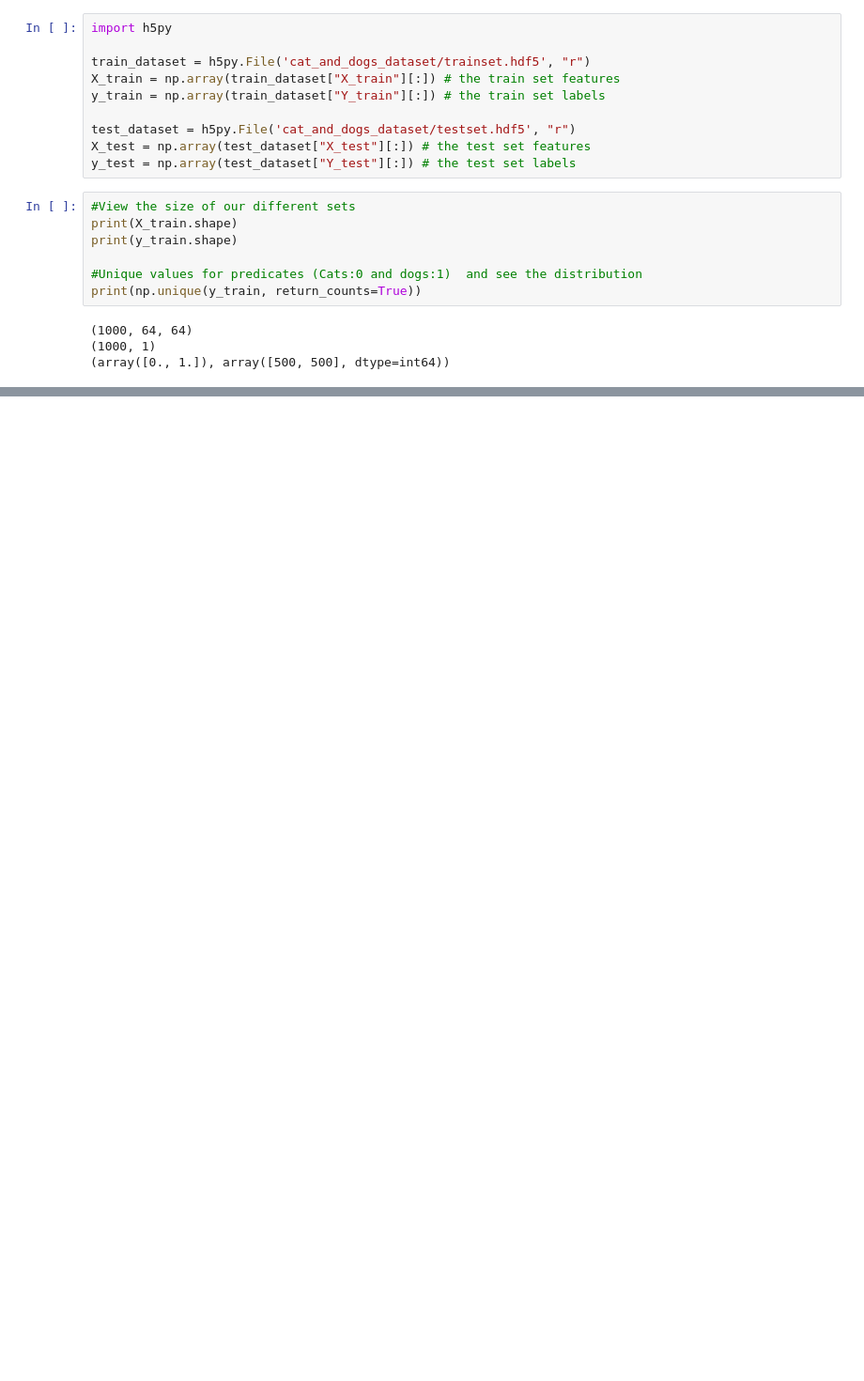
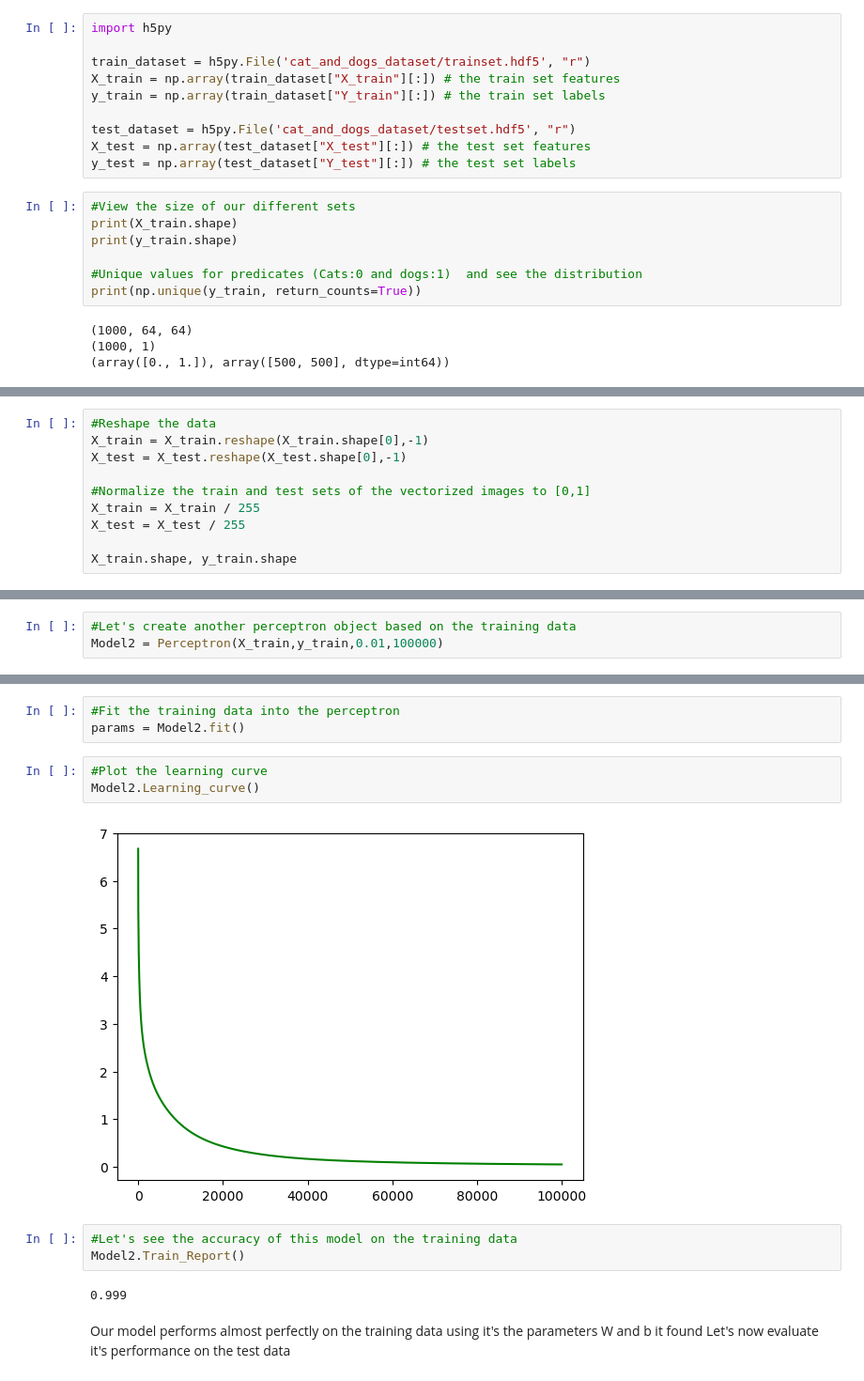
Before and after one commit to GwadeSteve/Deep-Learning-from-Scratch, a Jupyter notebook: Deep Learning.ipynb, the cells around one changed output, grey strips where cells are left out. Shown at 94% size. Saved outputs shown, nothing was run; the diff lists cells and outputs as text; blank space fills up the shorter version.

```diff
--- a/Deep Learning.ipynb
+++ b/Deep Learning.ipynb
@@ -429,0 +442,10 @@ plt.show()
+# %%
+#Reshape the data
+X_train = X_train.reshape(X_train.shape[0],-1)
+X_test = X_test.reshape(X_test.shape[0],-1)
+
+#Normalize the train and test sets of the vectorized images to [0,1]
+X_train = X_train / 255
+X_test = X_test / 255
+
+X_train.shape, y_train.shape
@@ -429,0 +454,3 @@ plt.show()
+# %%
+#Let's create another perceptron object based on the training data
+Model2 = Perceptron(X_train,y_train,0.01,100000)
@@ -429,0 +480,16 @@ plt.show()
+# %%
+#Fit the training data into the perceptron
+params = Model2.fit()
+# %%
+#Plot the learning curve
+Model2.Learning_curve()
+# %% [output]
+[figure, added]
+# %%
+#Let's see the accuracy of this model on the training data
+Model2.Train_Report()
+# %% [output]
+0.999
+# %% [markdown]
+Our model performs almost perfectly on the training data using it's the parameters W and b it found
+Let's now evaluate it's performance on the test data
```
Also changed, not shown: parts of 17 cells of this notebook, 1 other file.
